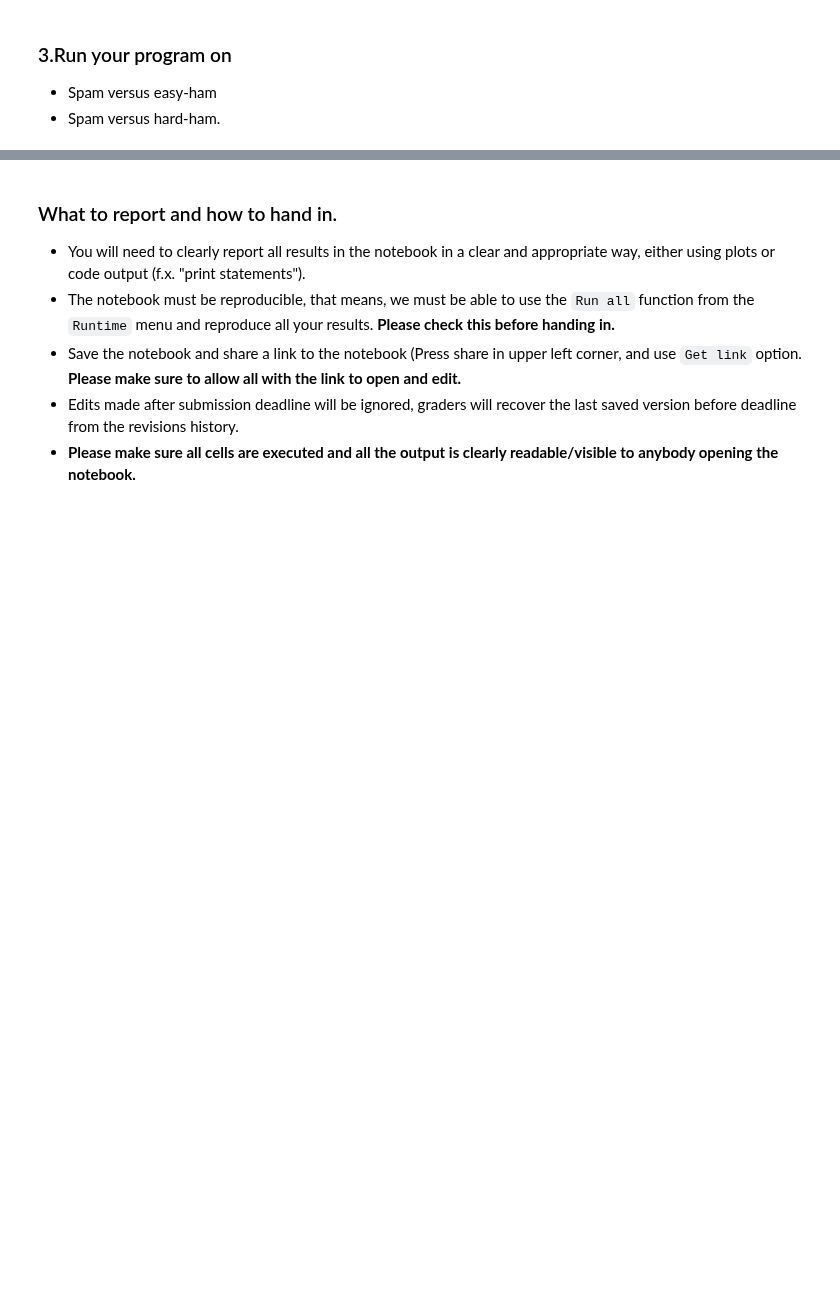
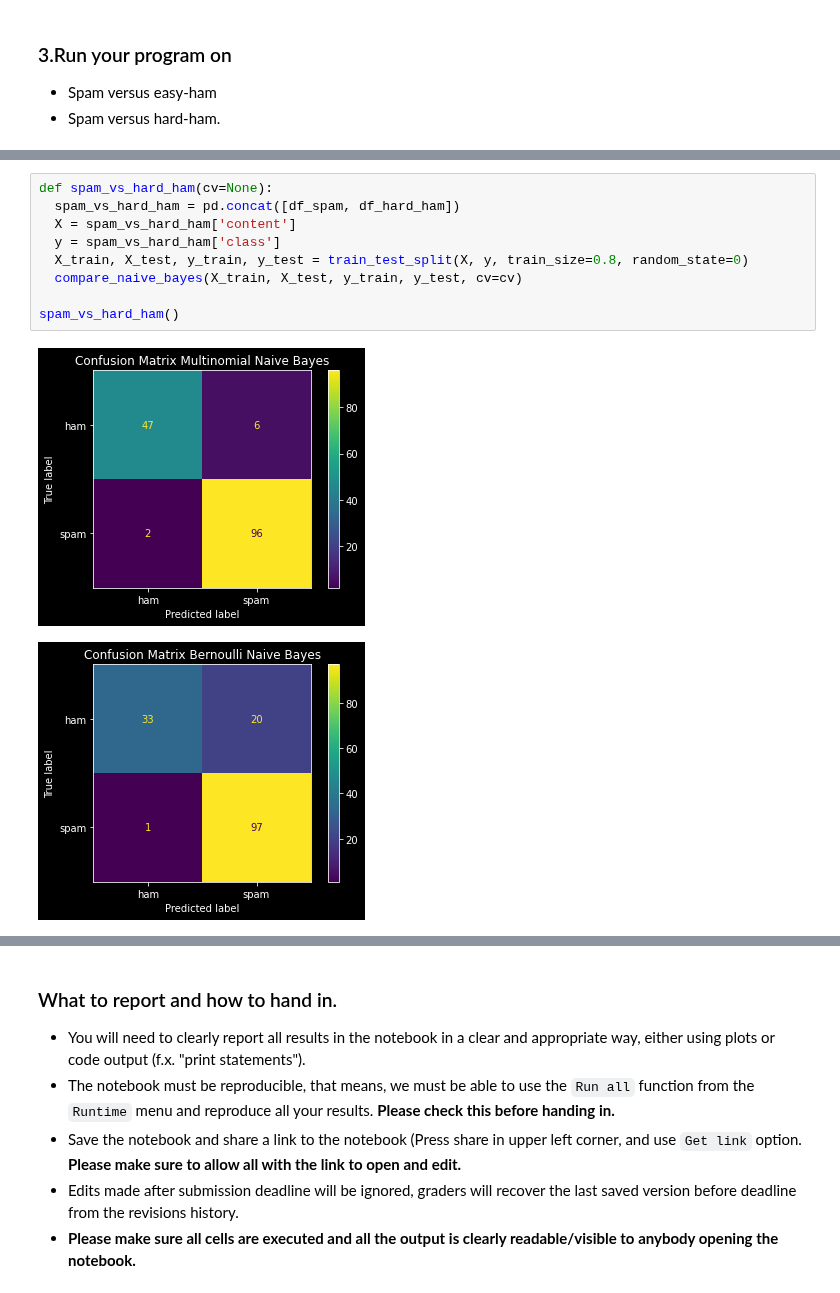
Before and after one commit to lukasmartinsson/dat405, a Jupyter notebook: assignment_4/DAT405_Assignment4.ipynb, the cells around one changed output, grey strips where cells are left out. Cells and saved outputs as stored; diff of their text form; blank space fills up the shorter version.

```diff
--- a/assignment_4/DAT405_Assignment4.ipynb
+++ b/assignment_4/DAT405_Assignment4.ipynb
@@ -145,0 +169,12 @@ array(['ham', 'ham', 'ham', 'ham', 'spam', 'ham', 'ham', 'ham', 'ham',
+# %%
+def spam_vs_hard_ham(cv=None):
+  spam_vs_hard_ham = pd.concat([df_spam, df_hard_ham])
+  X = spam_vs_hard_ham['content']
+  y = spam_vs_hard_ham['class']
+  X_train, X_test, y_train, y_test = train_test_split(X, y, train_size=0.8, random_state=0)
+  compare_naive_bayes(X_train, X_test, y_train, y_test, cv=cv)
+
+spam_vs_hard_ham()
+# %% [output]
+[figure, added]
+[figure, added]
```
Also changed, not shown: parts of 21 cells of this notebook.
